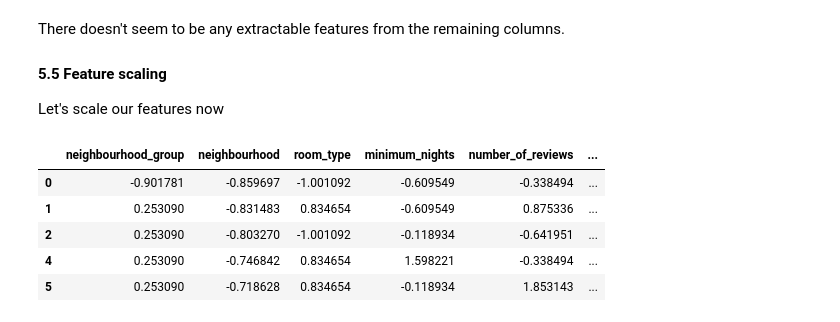
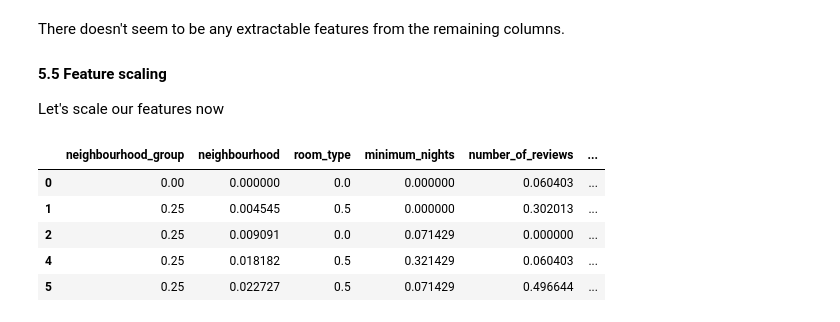
Before and after one commit to ElGuayaba/machine-learning-python-template, a Jupyter notebook: src/explore.ipynb, the cells around one changed output. Cells and saved outputs as stored; diff of their text form; code cells hidden in the pictures.

```diff
--- a/src/explore.ipynb
+++ b/src/explore.ipynb
@@ -584,20 +584,20 @@ There doesn't seem to be any extractable features from the remaining columns.
 #### 5.5 Feature scaling
 Let's scale our features now
 # %%
-from sklearn.preprocessing import StandardScaler
+from sklearn.preprocessing import MinMaxScaler
 
 num_variables = list(abnb_data_factorised.columns)
 num_variables.remove('price')
 
-scaler = StandardScaler()
+scaler = MinMaxScaler()
 norm_features = scaler.fit_transform(abnb_data_factorised[num_variables])
 total_data_norm = pd.DataFrame(norm_features, index = abnb_data_factorised.index, columns = num_variables)
 total_data_norm["price"] = abnb_data_factorised["price"]
 total_data_norm.head()
 # %% [output]
 |  | neighbourhood_group | neighbourhood | room_type | minimum_nights | number_of_reviews | ... |
-| 0 | -0.901781 | -0.859697 | -1.001092 | -0.609549 | -0.338494 | ... |
-| 1 | 0.253090 | -0.831483 | 0.834654 | -0.609549 | 0.875336 | ... |
-| 2 | 0.253090 | -0.803270 | -1.001092 | -0.118934 | -0.641951 | ... |
-| 4 | 0.253090 | -0.746842 | 0.834654 | 1.598221 | -0.338494 | ... |
-| 5 | 0.253090 | -0.718628 | 0.834654 | -0.118934 | 1.853143 | ... |
+| 0 | 0.00 | 0.000000 | 0.0 | 0.000000 | 0.060403 | ... |
+| 1 | 0.25 | 0.004545 | 0.5 | 0.000000 | 0.302013 | ... |
+| 2 | 0.25 | 0.009091 | 0.0 | 0.071429 | 0.000000 | ... |
+| 4 | 0.25 | 0.018182 | 0.5 | 0.321429 | 0.060403 | ... |
+| 5 | 0.25 | 0.022727 | 0.5 | 0.071429 | 0.496644 | ... |
```
Also changed, not shown: parts of 2 cells of this notebook.
